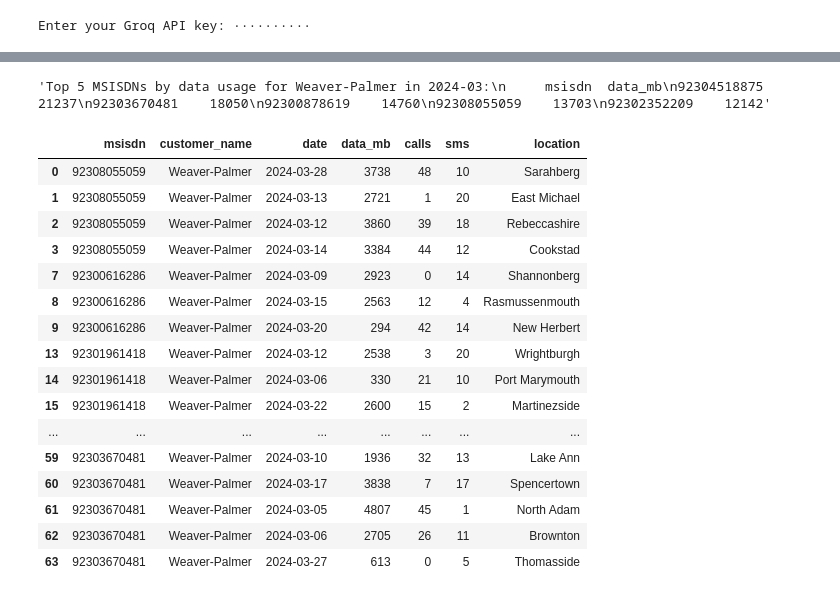
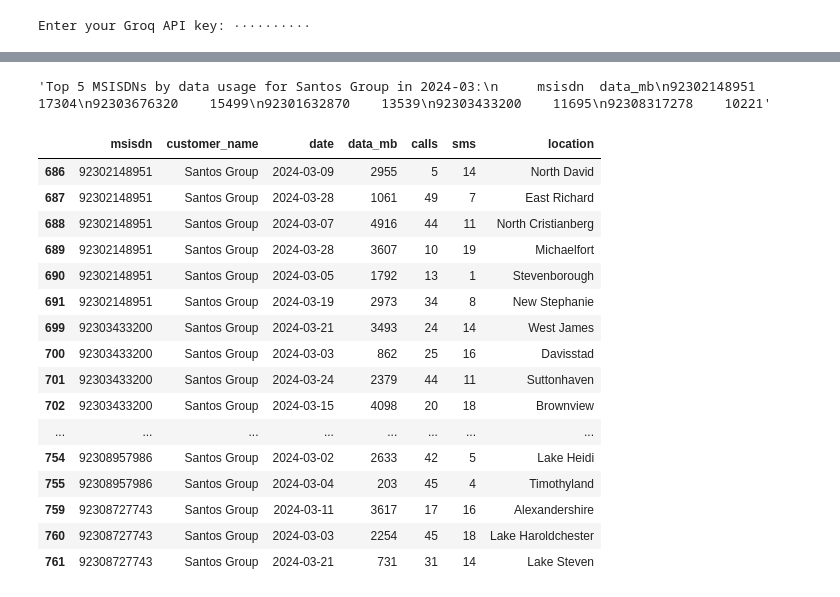
Before and after one commit to hammaduu/LLMs, a Jupyter notebook: InvoiceBot_Pilot_Cleaned.ipynb, the cells around one changed output, grey strips where cells are left out. Saved outputs shown, nothing was run; the diff lists cells and outputs as text; code cells hidden in the pictures.

```diff
--- a/InvoiceBot_Pilot_Cleaned.ipynb
+++ b/InvoiceBot_Pilot_Cleaned.ipynb
@@ -322,30 +324,30 @@ Top 5 MSISDNs (by data usage in 2024-04):
 # %%
-agent_executor.run("List top 5 MSISDNs by data usage for Weaver-Palmer in 2024-03.")
+agent_executor.run("List top 5 MSISDNs by data usage for Santos Group in 2024-03.")
 # %% [output]
-'Top 5 MSISDNs by data usage for Weaver-Palmer in 2024-03:\n     msisdn  data_mb\n92304518875    21237\n92303670481    18050\n92300878619    14760\n92308055059    13703\n92302352209    12142'
+'Top 5 MSISDNs by data usage for Santos Group in 2024-03:\n     msisdn  data_mb\n92302148951    17304\n92303676320    15499\n92301632870    13539\n92303433200    11695\n92308317278    10221'
 # %%
 msisdn_usage_df[
-    (msisdn_usage_df["customer_name"].str.lower().str.strip() == "weaver-palmer") &
+    (msisdn_usage_df["customer_name"].str.lower().str.strip() == "santos group") &
     (msisdn_usage_df["date"].str.startswith("2024-03"))
 ]
 # %% [output]
 |  | msisdn | customer_name | date | data_mb | calls | sms | location |
-| 0 | 92308055059 | Weaver-Palmer | 2024-03-28 | 3738 | 48 | 10 | Sarahberg |
-| 1 | 92308055059 | Weaver-Palmer | 2024-03-13 | 2721 | 1 | 20 | East Michael |
-| 2 | 92308055059 | Weaver-Palmer | 2024-03-12 | 3860 | 39 | 18 | Rebeccashire |
-| 3 | 92308055059 | Weaver-Palmer | 2024-03-14 | 3384 | 44 | 12 | Cookstad |
-| 7 | 92300616286 | Weaver-Palmer | 2024-03-09 | 2923 | 0 | 14 | Shannonberg |
-| 8 | 92300616286 | Weaver-Palmer | 2024-03-15 | 2563 | 12 | 4 | Rasmussenmouth |
-| 9 | 92300616286 | Weaver-Palmer | 2024-03-20 | 294 | 42 | 14 | New Herbert |
-| 13 | 92301961418 | Weaver-Palmer | 2024-03-12 | 2538 | 3 | 20 | Wrightburgh |
-| 14 | 92301961418 | Weaver-Palmer | 2024-03-06 | 330 | 21 | 10 | Port Marymouth |
-| 15 | 92301961418 | Weaver-Palmer | 2024-03-22 | 2600 | 15 | 2 | Martinezside |
+| 686 | 92302148951 | Santos Group | 2024-03-09 | 2955 | 5 | 14 | North David |
+| 687 | 92302148951 | Santos Group | 2024-03-28 | 1061 | 49 | 7 | East Richard |
+| 688 | 92302148951 | Santos Group | 2024-03-07 | 4916 | 44 | 11 | North Cristianberg |
+| 689 | 92302148951 | Santos Group | 2024-03-28 | 3607 | 10 | 19 | Michaelfort |
+| 690 | 92302148951 | Santos Group | 2024-03-05 | 1792 | 13 | 1 | Stevenborough |
+| 691 | 92302148951 | Santos Group | 2024-03-19 | 2973 | 34 | 8 | New Stephanie |
+| 699 | 92303433200 | Santos Group | 2024-03-21 | 3493 | 24 | 14 | West James |
+| 700 | 92303433200 | Santos Group | 2024-03-03 | 862 | 25 | 16 | Davisstad |
+| 701 | 92303433200 | Santos Group | 2024-03-24 | 2379 | 44 | 11 | Suttonhaven |
+| 702 | 92303433200 | Santos Group | 2024-03-15 | 4098 | 20 | 18 | Brownview |
 | ... | ... | ... | ... | ... | ... | ... | ... |
-| 59 | 92303670481 | Weaver-Palmer | 2024-03-10 | 1936 | 32 | 13 | Lake Ann |
-| 60 | 92303670481 | Weaver-Palmer | 2024-03-17 | 3838 | 7 | 17 | Spencertown |
-| 61 | 92303670481 | Weaver-Palmer | 2024-03-05 | 4807 | 45 | 1 | North Adam |
-| 62 | 92303670481 | Weaver-Palmer | 2024-03-06 | 2705 | 26 | 11 | Brownton |
-| 63 | 92303670481 | Weaver-Palmer | 2024-03-27 | 613 | 0 | 5 | Thomasside |
+| 754 | 92308957986 | Santos Group | 2024-03-02 | 2633 | 42 | 5 | Lake Heidi |
+| 755 | 92308957986 | Santos Group | 2024-03-04 | 203 | 45 | 4 | Timothyland |
+| 759 | 92308727743 | Santos Group | 2024-03-11 | 3617 | 17 | 16 | Alexandershire |
+| 760 | 92308727743 | Santos Group | 2024-03-03 | 2254 | 45 | 18 | Lake Haroldchester |
+| 761 | 92308727743 | Santos Group | 2024-03-21 | 731 | 31 | 14 | Lake Steven |
 # %%
 def run_chat():
     print("📞 Telecom Invoice Chatbot Ready (type 'exit' to quit)\n")
```
Also changed, not shown: parts of 4 cells of this notebook.
